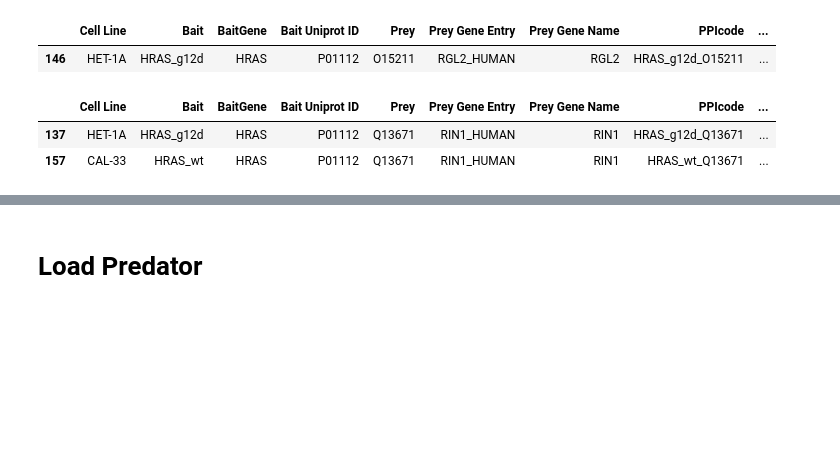
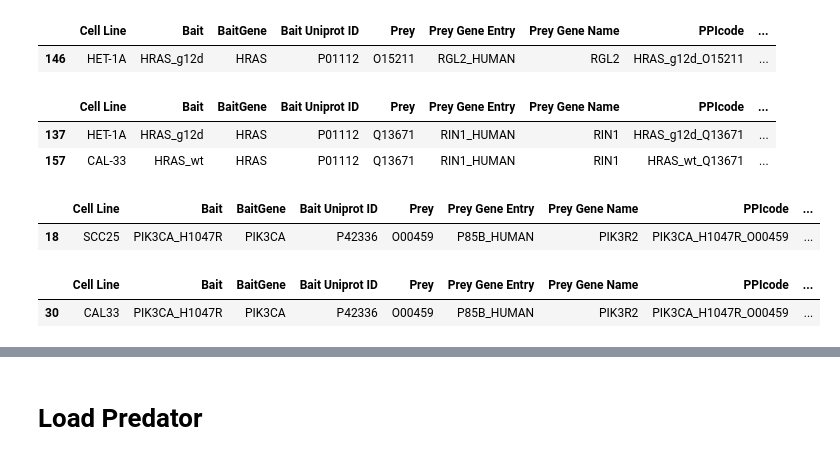
Before and after one commit to ibrahimberb/Predicting-Mutation-Effects, a Jupyter notebook: src/benchmark/Swaney_Science2021/Swaney2021TableS5.ipynb, the cells around one changed output, grey strips where cells are left out. Drawn from its saved outputs; the diff is of its cells as text; code cells hidden in the pictures; blank space fills up the shorter version.

```diff
--- a/src/benchmark/Swaney_Science2021/Swaney2021TableS5.ipynb
+++ b/src/benchmark/Swaney_Science2021/Swaney2021TableS5.ipynb
@@ -218,3 +323,23 @@ e2
 |  | Cell Line | Bait | BaitGene | Bait Uniprot ID | Prey | Prey Gene Entry | Prey Gene Name | PPIcode | ... |
 | 137 | HET-1A | HRAS_g12d | HRAS | P01112 | Q13671 | RIN1_HUMAN | RIN1 | HRAS_g12d_Q13671 | ... |
 | 157 | CAL-33 | HRAS_wt | HRAS | P01112 | Q13671 | RIN1_HUMAN | RIN1 | HRAS_wt_Q13671 | ... |
+# %%
+e3 = swaney.table_2[
+    (swaney.table_2["PPIcode Uniprot"].apply(lambda x: x.split("_")[0]) == "P42336") &
+    (swaney.table_2["Mutant"] == "H1047R") &
+    (swaney.table_2["PPIcode Uniprot"].apply(lambda x: x.split("_")[1]) == "O00459")
+].copy()
+e3
+# %% [output]
+|  | Cell Line | Bait | BaitGene | Bait Uniprot ID | Prey | Prey Gene Entry | Prey Gene Name | PPIcode | ... |
+| 18 | SCC25 | PIK3CA_H1047R | PIK3CA | P42336 | O00459 | P85B_HUMAN | PIK3R2 | PIK3CA_H1047R_O00459 | ... |
+# %%
+e3 = swaney.table_3[
+    (swaney.table_3["PPIcode Uniprot"].apply(lambda x: x.split("_")[0]) == "P42336") &
+    (swaney.table_3["Mutant"] == "H1047R") &
+    (swaney.table_3["PPIcode Uniprot"].apply(lambda x: x.split("_")[1]) == "O00459")
+].copy()
+e3
+# %% [output]
+|  | Cell Line | Bait | BaitGene | Bait Uniprot ID | Prey | Prey Gene Entry | Prey Gene Name | PPIcode | ... |
+| 30 | CAL33 | PIK3CA_H1047R | PIK3CA | P42336 | O00459 | P85B_HUMAN | PIK3R2 | PIK3CA_H1047R_O00459 | ... |
```
Also changed, not shown: parts of 20 cells of this notebook, 25 other files.
